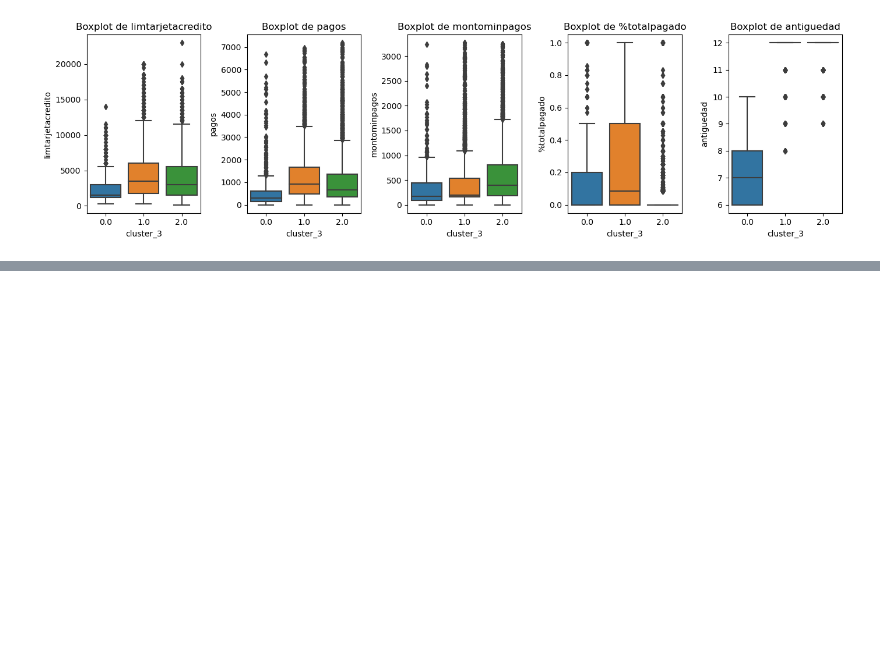
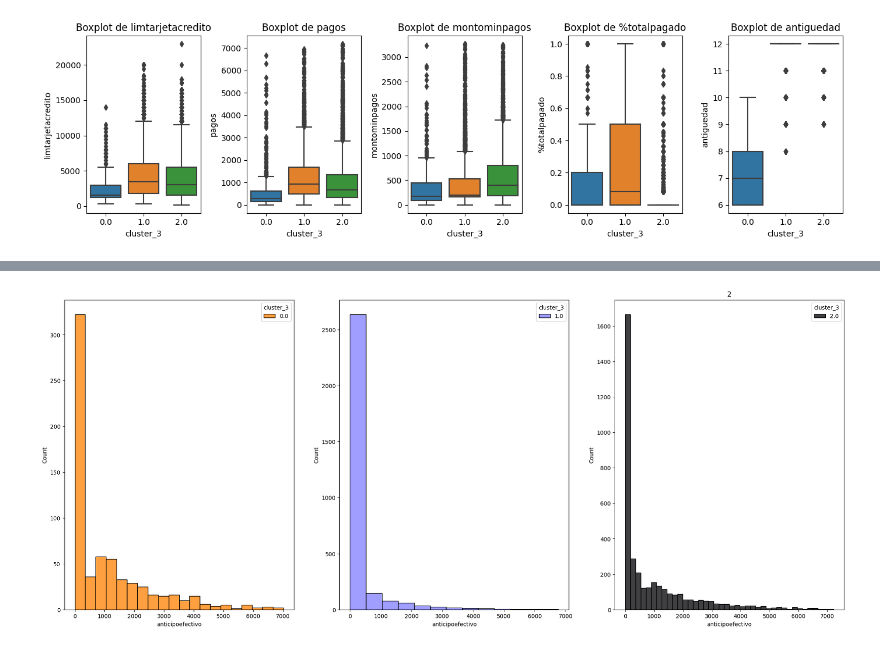
Before and after one commit to Juanisazalu/Analitica2_trabajo2, a Jupyter notebook: Interpretación_cluster.ipynb, the cells around one changed output, grey strips where cells are left out. Cells and saved outputs as stored; diff of their text form; code cells hidden in the pictures; blank space fills up the shorter version.

```diff
--- a/Interpretación_cluster.ipynb
+++ b/Interpretación_cluster.ipynb
@@ -243,0 +297,10 @@ Medias de las varibles por ca cluster
+# %%
+#Análsis de aticipo efectivo
+temp_anticipoefec = df[['cluster_3','anticipoefectivo']]
+fig,axs=plt.subplots(ncols=3,figsize =(25, 10))
+
+for i in list(range(0,3)):
+    plt.title(i)
+    sns.histplot(data=temp_anticipoefec[temp_anticipoefec.cluster_3==i],x='anticipoefectivo',hue='cluster_3',palette=pal[i],ax=axs[i],multiple='dodge')
+# %% [output]
+[figure, added]
```
Also changed, not shown: parts of 10 cells of this notebook, 1 other file.
